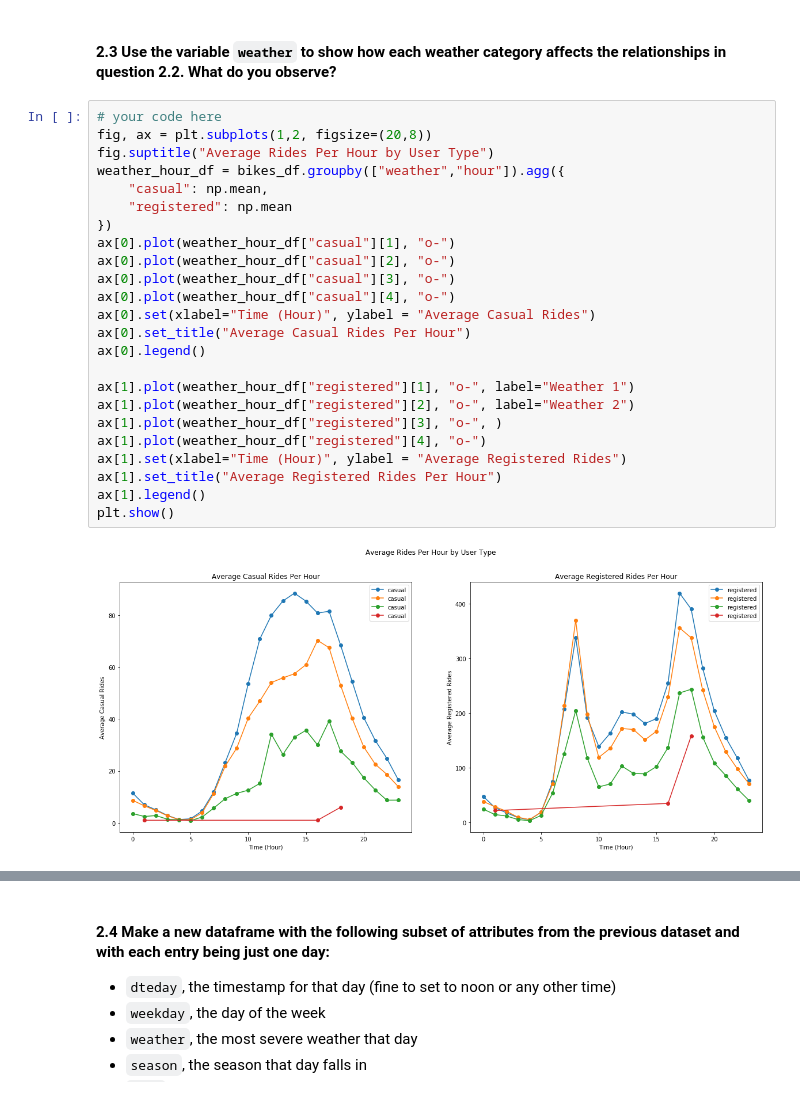
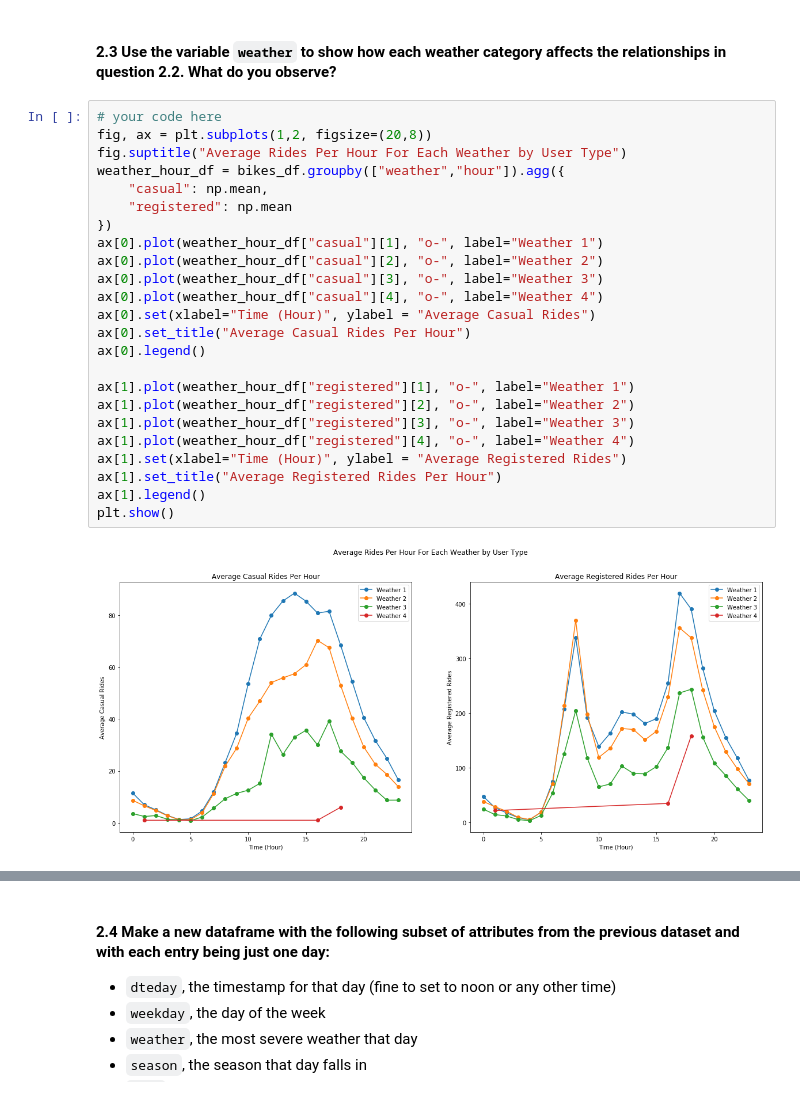
Before and after one commit to tmaounis/cs109a_hw3, a Jupyter notebook: cs109a_hw3_109.ipynb, the cells around one changed output, grey strips where cells are left out. Saved outputs shown, nothing was run; the diff lists cells and outputs as text.

```diff
--- a/cs109a_hw3_109.ipynb
+++ b/cs109a_hw3_109.ipynb
@@ -229,26 +229,26 @@ We can intuit two trends from the visualization of this data. For Casual riders,
 # %%
 # your code here
 fig, ax = plt.subplots(1,2, figsize=(20,8))
-fig.suptitle("Average Rides Per Hour by User Type")
+fig.suptitle("Average Rides Per Hour For Each Weather by User Type")
 weather_hour_df = bikes_df.groupby(["weather","hour"]).agg({
     "casual": np.mean,
     "registered": np.mean
 })
-ax[0].plot(weather_hour_df["casual"][1], "o-")
-ax[0].plot(weather_hour_df["casual"][2], "o-")
-ax[0].plot(weather_hour_df["casual"][3], "o-")
-ax[0].plot(weather_hour_df["casual"][4], "o-")
+ax[0].plot(weather_hour_df["casual"][1], "o-", label="Weather 1")
+ax[0].plot(weather_hour_df["casual"][2], "o-", label="Weather 2")
+ax[0].plot(weather_hour_df["casual"][3], "o-", label="Weather 3")
+ax[0].plot(weather_hour_df["casual"][4], "o-", label="Weather 4")
 ax[0].set(xlabel="Time (Hour)", ylabel = "Average Casual Rides")
 ax[0].set_title("Average Casual Rides Per Hour")
 ax[0].legend()
 
 ax[1].plot(weather_hour_df["registered"][1], "o-", label="Weather 1")
 ax[1].plot(weather_hour_df["registered"][2], "o-", label="Weather 2")
-ax[1].plot(weather_hour_df["registered"][3], "o-", )
-ax[1].plot(weather_hour_df["registered"][4], "o-")
+ax[1].plot(weather_hour_df["registered"][3], "o-", label="Weather 3")
+ax[1].plot(weather_hour_df["registered"][4], "o-", label="Weather 4")
 ax[1].set(xlabel="Time (Hour)", ylabel = "Average Registered Rides")
 ax[1].set_title("Average Registered Rides Per Hour")
 ax[1].legend()
 plt.show()
 # %% [output]
-[figure, old version]
+[figure, new version]
```
Also changed, not shown: parts of 17 cells of this notebook.
